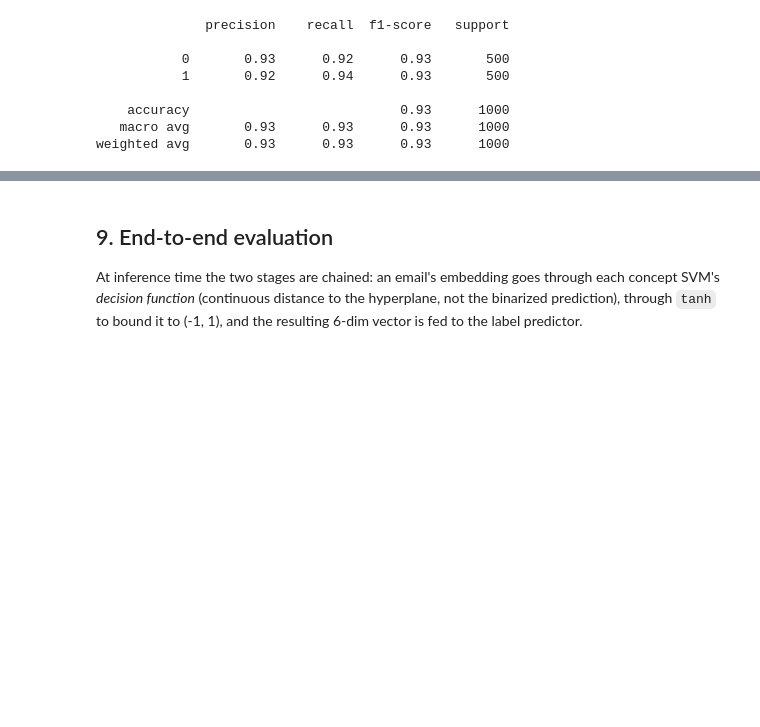
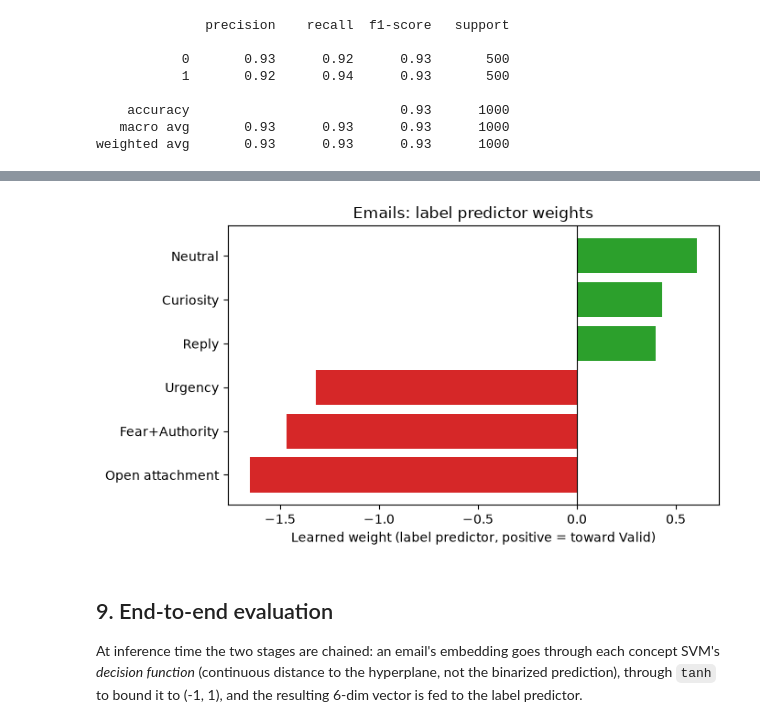
Before and after one commit to debryu/user-study-CBMs, a Jupyter notebook: emails/scripts/tutorial.ipynb, the cells around one changed output, grey strips where cells are left out. Saved outputs shown, nothing was run; the diff lists cells and outputs as text; code cells hidden in the pictures; blank space fills up the shorter version.

```diff
--- a/emails/scripts/tutorial.ipynb
+++ b/emails/scripts/tutorial.ipynb
@@ -300,3 +308,24 @@ weighted avg       0.93      0.93      0.93      1000
+# %%
+import matplotlib.pyplot as plt
+
+weights = label_model.coef_[0]
+order = np.argsort(weights)
+sorted_names = [CONCEPT_NAMES[i] for i in order]
+sorted_weights = weights[order]
+colors = ["tab:green" if w >= 0 else "tab:red" for w in sorted_weights]
+
+fig, ax = plt.subplots(figsize=(7, 4))
+ax.barh(sorted_names, sorted_weights, color=colors)
+ax.axvline(0, color="black", linewidth=0.8)
+ax.set_xlabel("Learned weight (label predictor, positive = toward Valid)")
+ax.set_title("Emails: label predictor weights")
+fig.tight_layout()
+
+Path("../figures").mkdir(exist_ok=True)
+fig.savefig("../figures/label_predictor_weights.pdf", dpi=150)
+plt.show()
+# %% [output]
+[figure, added]
 # %% [markdown]
 ## 9. End-to-end evaluation
 
```
Also changed, not shown: parts of 2 cells of this notebook, 7 other files.
